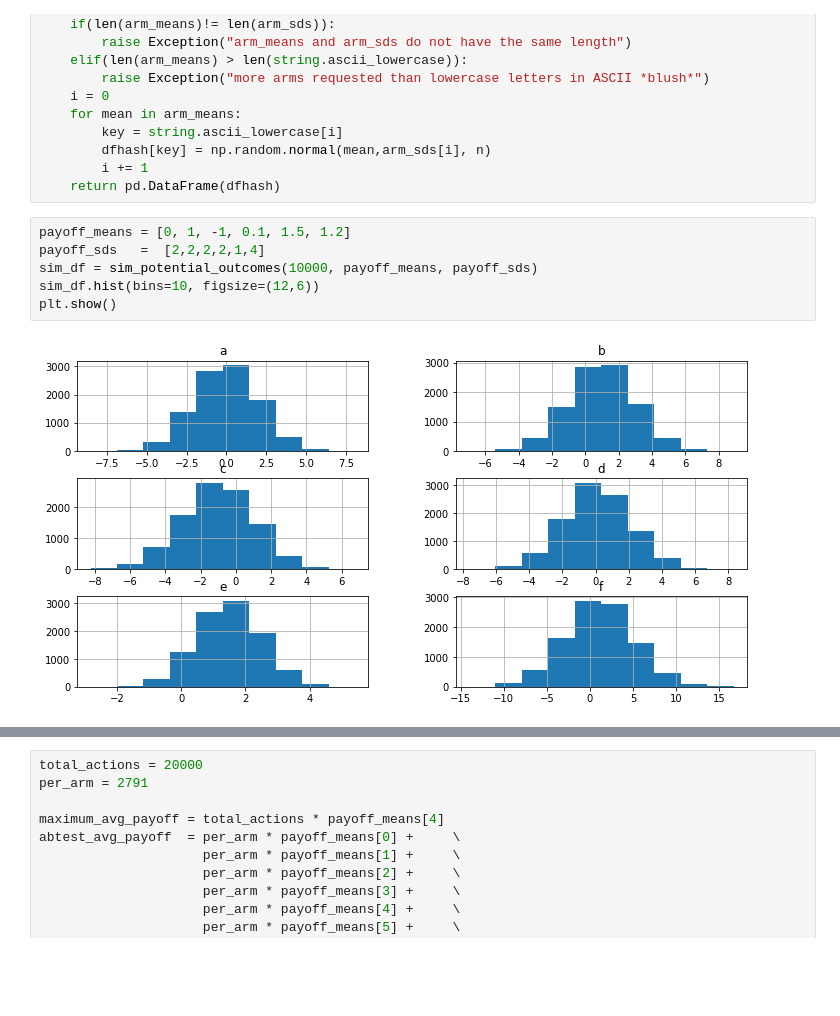
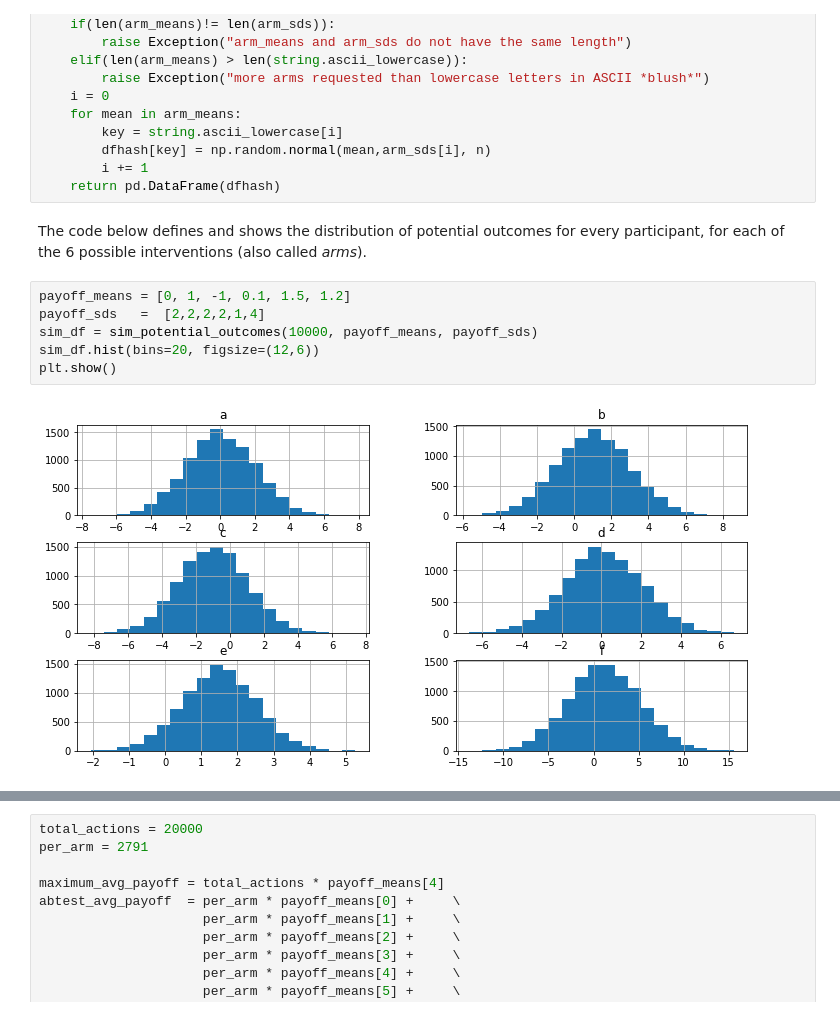
Before and after one commit to natematias/SOC412, a Jupyter notebook: lecture-code/Lecture - Bandit Algorithms vs AB Tests.ipynb, the cells around one changed output, grey strips where cells are left out. Cells and saved outputs as stored; diff of their text form; blank space fills up the shorter version.

```diff
--- a/lecture-code/Lecture - Bandit Algorithms vs AB Tests.ipynb
+++ b/lecture-code/Lecture - Bandit Algorithms vs AB Tests.ipynb
@@ -38,13 +41,15 @@ def sim_potential_outcomes(n, arm_means, arm_sds):
         dfhash[key] = np.random.normal(mean,arm_sds[i], n)
         i += 1
     return pd.DataFrame(dfhash)
+# %% [markdown]
+The code below defines and shows the distribution of potential outcomes for every participant, for each of the 6 possible interventions (also called *arms*).
 # %%
 payoff_means = [0, 1, -1, 0.1, 1.5, 1.2]
 payoff_sds   =  [2,2,2,2,1,4]
 sim_df = sim_potential_outcomes(10000, payoff_means, payoff_sds)
-sim_df.hist(bins=10, figsize=(12,6))
+sim_df.hist(bins=20, figsize=(12,6))
 plt.show()
 # %% [output]
-[figure, old version]
+[figure, new version]
 # %% [markdown]
 ### What is the maximum outcome from perfect knowledge?
```
Also changed, not shown: parts of 12 cells of this notebook.
